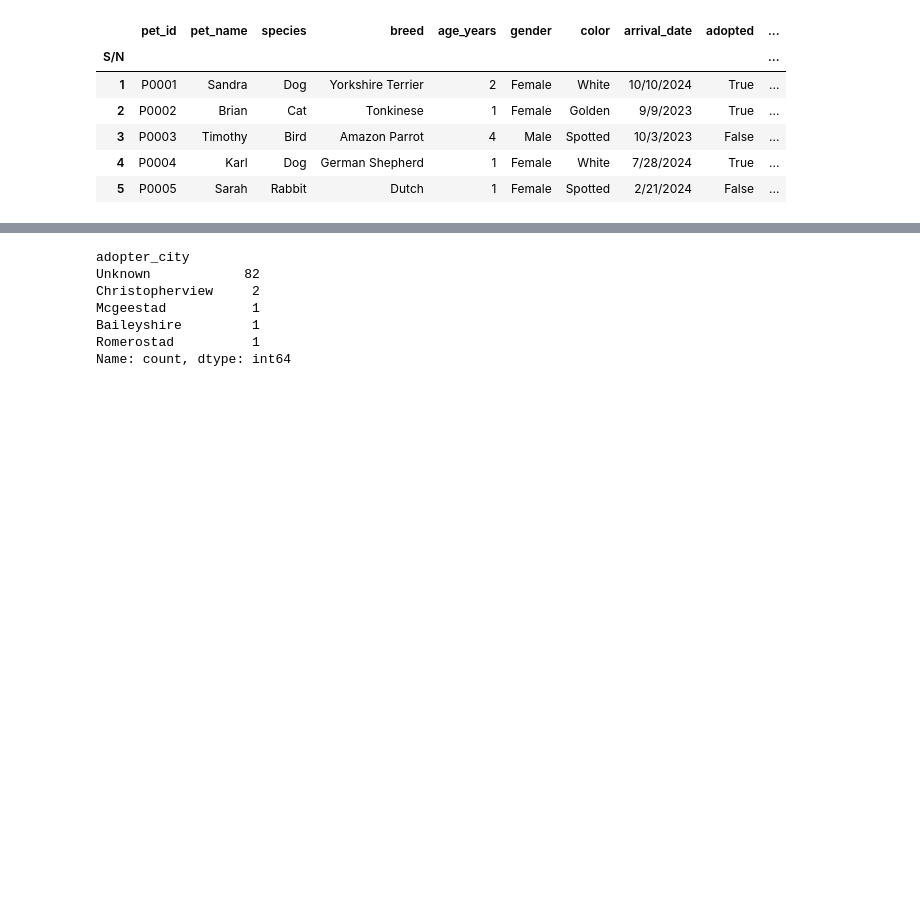
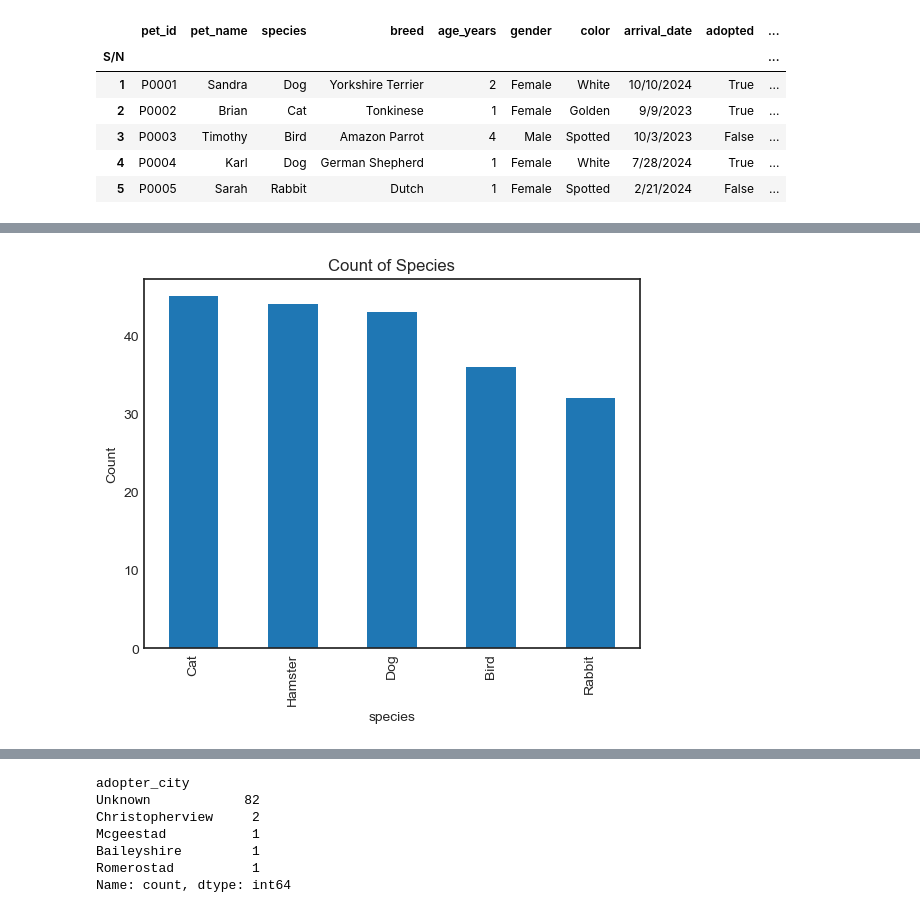
Before and after one commit to KayD128/My-Data-Science-Roadmap, a Jupyter notebook: Pet_adoption_analysis_for_week_1.ipynb, the cells around one changed output, grey strips where cells are left out. Cells and saved outputs as stored; diff of their text form; code cells hidden in the pictures; blank space fills up the shorter version.

```diff
--- a/Pet_adoption_analysis_for_week_1.ipynb
+++ b/Pet_adoption_analysis_for_week_1.ipynb
@@ -182,0 +205,12 @@ plt.show()
+# %%
+# Highest occuring species
+counts = df_4['species'].value_counts()
+
+counts.plot(kind='bar')
+
+plt.title('Count of Species')
+# plt.xlabel('Department')
+plt.ylabel('Count')
+plt.show()
+# %% [output]
+[figure, added]
```
Also changed, not shown: parts of 27 cells of this notebook, 4 other files.
